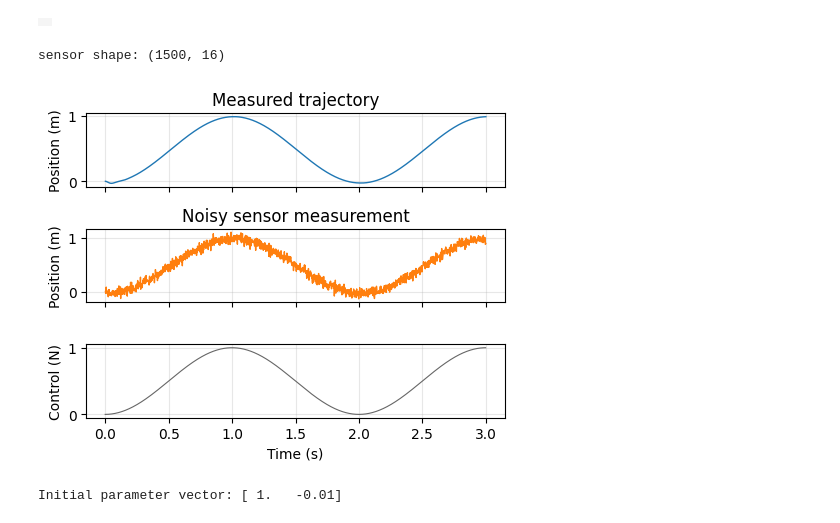
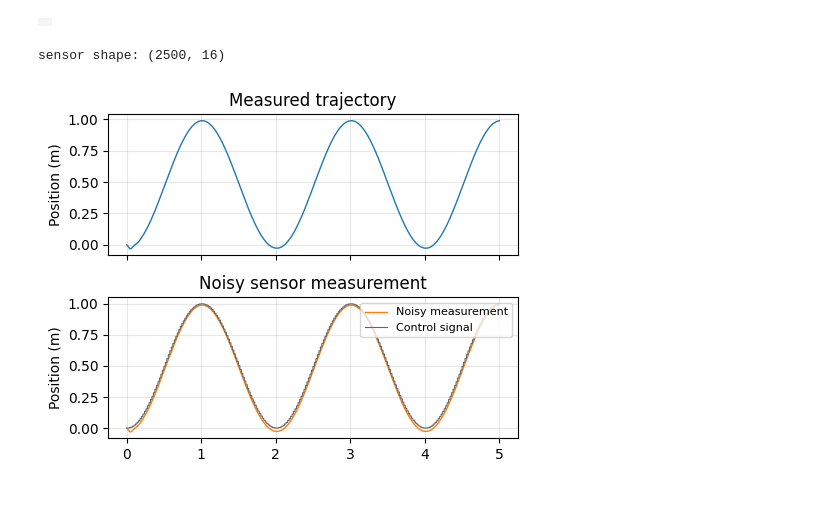
Before and after one commit to ian-chuang/hsl_leap, a Jupyter notebook: sysid/sysid_sim.ipynb, the cells around one changed output. Drawn from its saved outputs; the diff is of its cells as text; code cells hidden in the pictures.

```diff
--- a/sysid/sysid_sim.ipynb
+++ b/sysid/sysid_sim.ipynb
@@ -180,39 +181,54 @@ Loading model from assets/leap_hand/mjcf/right_hand.xml...
 # %%
 # Add realistic sensor noise
 rng = np.random.default_rng(seed=0)
 noise_std = np.zeros(sensor.shape[1])
-noise_std[:] = 0.05   # position noise (rad)
+# noise_std[:] = 0.05   # position noise (rad)
 sensor_noisy = sensor + rng.normal(scale=noise_std, size=sensor.shape)
 
 print("sensor shape:", sensor.shape)
 
 control_ts = sysid.TimeSeries(t, ctrl)
+
+# do some shenanigans to make the control and sensor data have different sampling rates, and to test resampling
+control_ts = control_ts.resample(
+    target_dt=0.02, method="zoh"
+)
+control_ts = control_ts.resample(
+    target_dt=model.opt.timestep, method="zoh"
+)
+
 sensor_ts = sysid.TimeSeries.from_names(times, sensor_noisy, model)
 
-fig, axes = plt.subplots(3, 1, figsize=(5, 4), sharex=True,
-                         gridspec_kw={"height_ratios": [2, 2, 2]})
+# do some shenanigans to make the control and sensor data have different sampling rates, and to test resampling
+sensor_ts = sensor_ts.resample(
+    target_dt=0.02, method="linear"
+)
+sensor_ts = sensor_ts.resample(
+    target_dt=model.opt.timestep, method="linear"
+)
+
+fig, axes = plt.subplots(2, 1, figsize=(5, 4), sharex=True,
+                         gridspec_kw={"height_ratios": [2, 2]})
 
 axes[0].plot(times, sensor[:, 0], color="C0", linewidth=1.0)
 axes[0].set_ylabel("Position (m)")
 axes[0].set_title("Measured trajectory")
 
 # plot noisey sensor data
-axes[1].plot(times, sensor_noisy[:, 0], color="C1", linewidth=1.0)
+axes[1].plot(times, sensor_ts.data[:, 0], color="C1", linewidth=1.0, label="Noisy measurement")
+axes[1].plot(t, control_ts.data[:, 0], color="0.4", linewidth=0.8, label="Control signal")
 axes[1].set_ylabel("Position (m)")
+axes[1].legend(loc="upper right", fontsize=8)
 axes[1].set_title("Noisy sensor measurement")
-
-axes[2].plot(t, ctrl[:, 0], color="0.4", linewidth=0.8)
-axes[2].set_ylabel("Control (N)")
-axes[2].set_xlabel("Time (s)")
 
 for ax in axes:
     ax.grid(True, alpha=0.3)
 
 plt.tight_layout()
 plt.show()
 # %% [output]
-sensor shape: (1500, 16)
+sensor shape: (2500, 16)
-[figure, old version]
+[figure, new version]
 # %%
 INIT_KP = 1.0
 INIT_KV = -0.01
@@ -232,14 +248,14 @@ def make_joint_damping_modifier(joint_name):
 def make_actuator_kp_modifier(actuator_name):
     """Create a modifier that sets gain on a specific actuator."""
     def modifier(spec, param):
-        print(f"Setting {actuator_name} kp to {param.value[0]}, originally {spec.actuator(actuator_name).gainprm[0]}")
+        # print(f"Setting {actuator_name} kp to {param.value[0]}, originally {spec.actuator(actuator_name).gainprm[0]}")
         spec.actuator(actuator_name).gainprm[0] = param.value[0]
     return modifier
 
 def make_actuator_kv_modifier(actuator_name):
     """Create a modifier that sets gain on a specific actuator."""
     def modifier(spec, param):
-        print(f"Setting {actuator_name} kv to {param.value[0]}, originally {spec.actuator(actuator_name).biasprm[2]}")
+        # print(f"Setting {actuator_name} kv to {param.value[0]}, originally {spec.actuator(actuator_name).biasprm[2]}")
         spec.actuator(actuator_name).biasprm[2] = param.value[0]
     return modifier
 
@@ -267,9 +283,7 @@ for name in ctrl_cfg.keys():
     ))
     params[f"{name}_kv"].value[:] = INIT_KV
 
-print("Initial parameter vector:", params.as_vector())
+# print("Initial parameter vector:", params.as_vector())
-# %% [output]
-Initial parameter vector: [ 1.   -0.01]
 # %%
 #@title { vertical-output: true}
 ms = sysid.ModelSequences(
```
Also changed, not shown: parts of 4 cells of this notebook, 3 other files.
